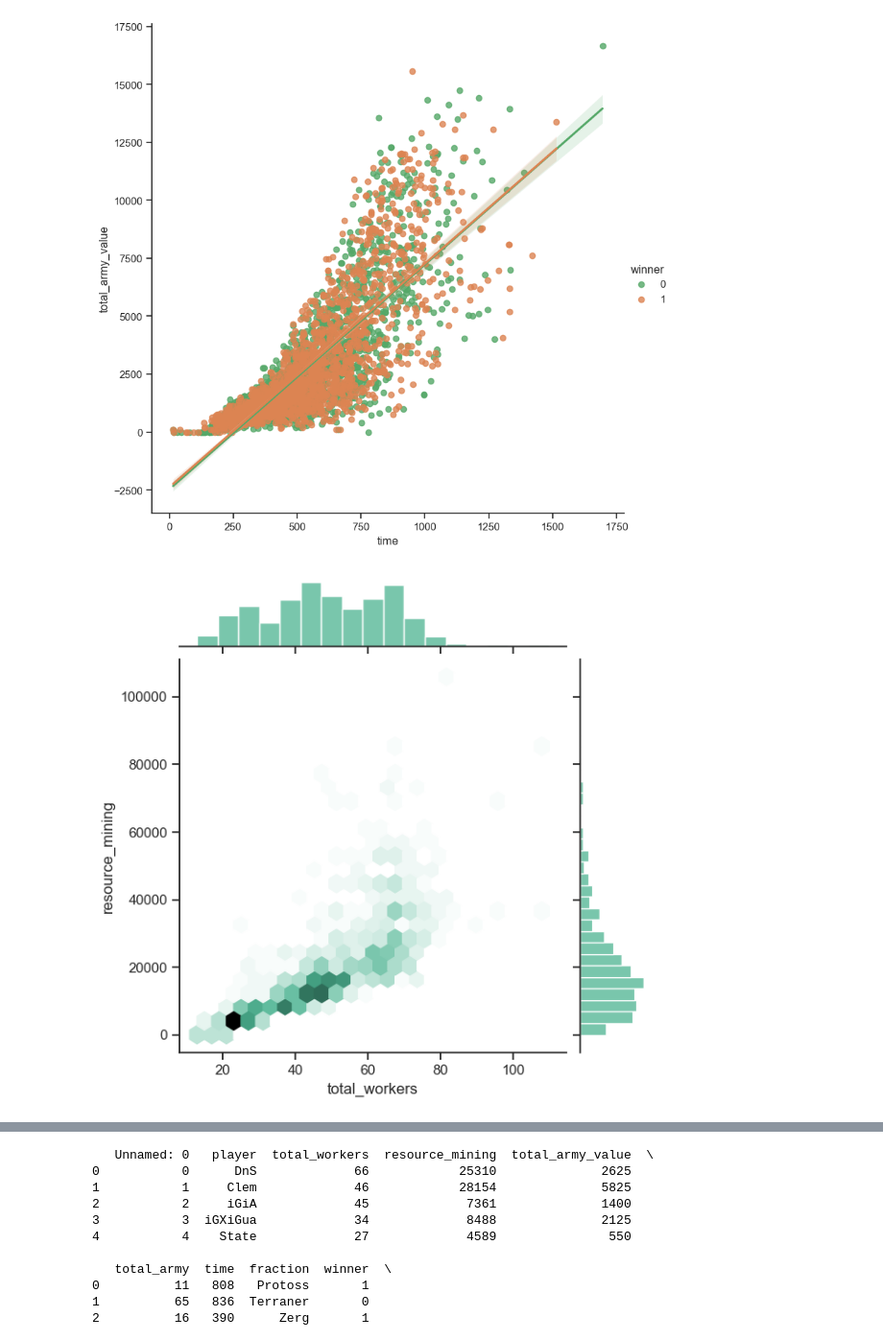
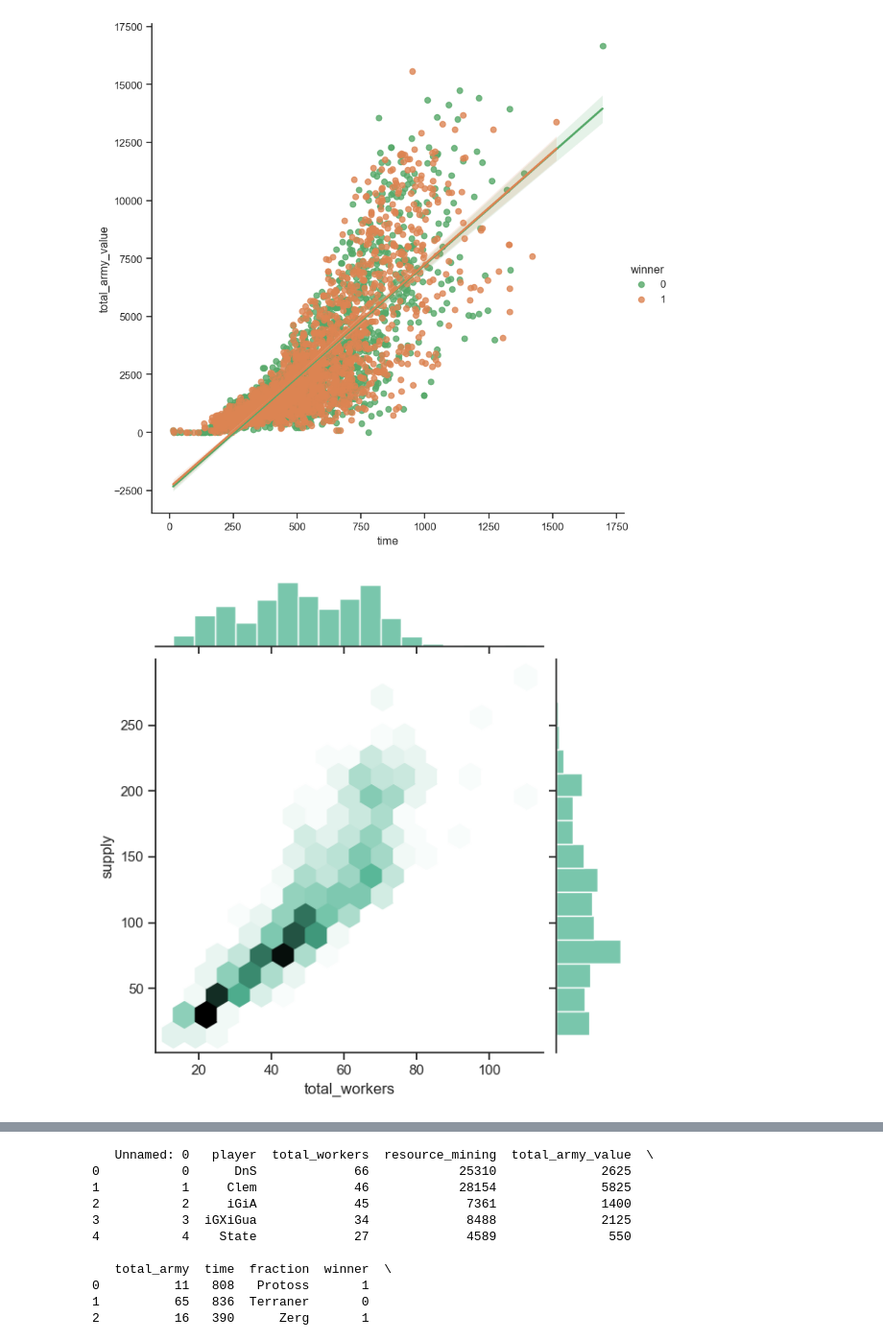
Before and after one commit to Monsieur-Bandana/gurobi_machine_learning, a Jupyter notebook: starcraft-pandas-version.ipynb, the cells around one changed output, grey strips where cells are left out. Shown at 96% size. Cells and saved outputs as stored; diff of their text form; code cells hidden in the pictures.

```diff
--- a/starcraft-pandas-version.ipynb
+++ b/starcraft-pandas-version.ipynb
@@ -13,7 +13,7 @@ import numpy as np
 df = pd.read_csv('csv_dateien/starcraftFinalcsvs/stackedRunSup.csv')
 
 findoutx = "total_workers"
-findouty = "resource_mining"
+findouty = "supply"
 
 
 df = df[df["time"] > 0]
@@ -59,16 +59,4 @@ print("corr worker and win: {}\ncorr army and win: {}".format(corrWorker,corrArm
 
 df = df[df["time"] > 420]
 sns.jointplot(x=findoutx, y=findouty, data=dfTerran, kind="hex", color="#4CB391")
-
-
-custom_palette = ["#dd8452","#4c72b0",  "#55a868"]
-sns.set_theme(style="ticks")
-# Show the joint distribution using kernel density estimation
-g = sns.jointplot(
-    data=df, palette=custom_palette,
-    x="total_workers", y="total_army", hue="fraction", # ylim=[None, 150],
-    kind="kde", height=10
-)
-
-# g.label(x="Anzahl Army Units", y="Anzahl Worker Units")
 # %% [output]
@@ -81,2 +69,2 @@ corr army and win: -0.03169184977449316
 [figure]
-[figure, old version]
+[figure, new version]
```
Also changed, not shown: parts of 2 cells of this notebook, 5 other files.
